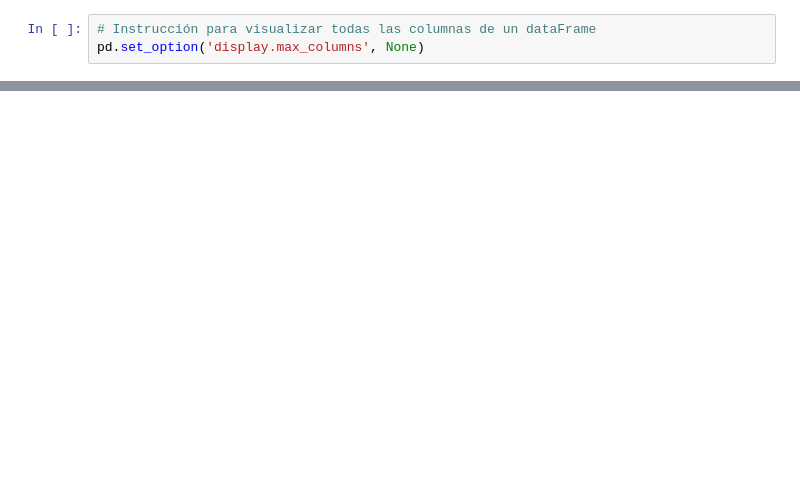
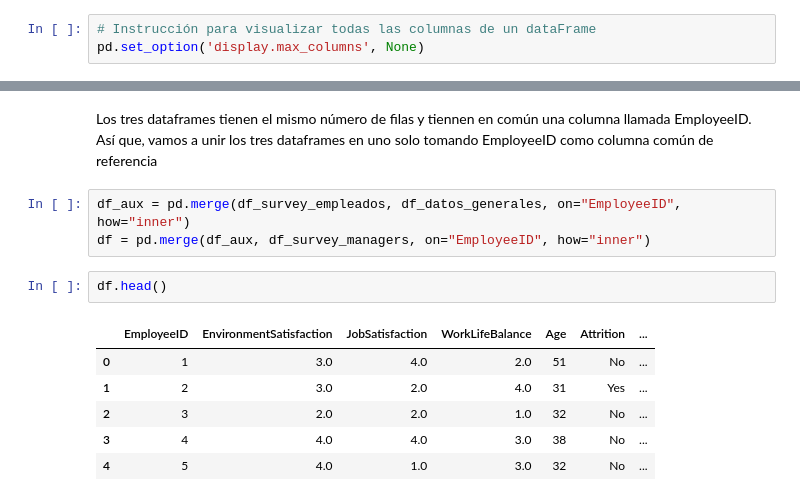
Before and after one commit to Rcm89/Proyecto8-Clasificacion, a Jupyter notebook: notebooks/1-eda-y-gestion-de-nulos.ipynb, the cells around one changed output, grey strips where cells are left out. Saved outputs shown, nothing was run; the diff lists cells and outputs as text; blank space fills up the shorter version.

```diff
--- a/notebooks/1-eda-y-gestion-de-nulos.ipynb
+++ b/notebooks/1-eda-y-gestion-de-nulos.ipynb
@@ -52,0 +135,14 @@ pd.set_option('display.max_columns', None)
+# %% [markdown]
+Los tres dataframes tienen el mismo número de filas y tiennen en común una columna llamada EmployeeID. Así que, vamos a unir los tres dataframes en uno solo tomando EmployeeID como columna común de referencia
+# %%
+df_aux = pd.merge(df_survey_empleados, df_datos_generales, on="EmployeeID", how="inner")
+df = pd.merge(df_aux, df_survey_managers, on="EmployeeID", how="inner")
+# %%
+df.head()
+# %% [output]
+|  | EmployeeID | EnvironmentSatisfaction | JobSatisfaction | WorkLifeBalance | Age | Attrition | ... |
+| 0 | 1 | 3.0 | 4.0 | 2.0 | 51 | No | ... |
+| 1 | 2 | 3.0 | 2.0 | 4.0 | 31 | Yes | ... |
+| 2 | 3 | 2.0 | 2.0 | 1.0 | 32 | No | ... |
+| 3 | 4 | 4.0 | 4.0 | 3.0 | 38 | No | ... |
+| 4 | 5 | 4.0 | 1.0 | 3.0 | 32 | No | ... |
```
Also changed, not shown: parts of 25 cells of this notebook, 2 other files.
